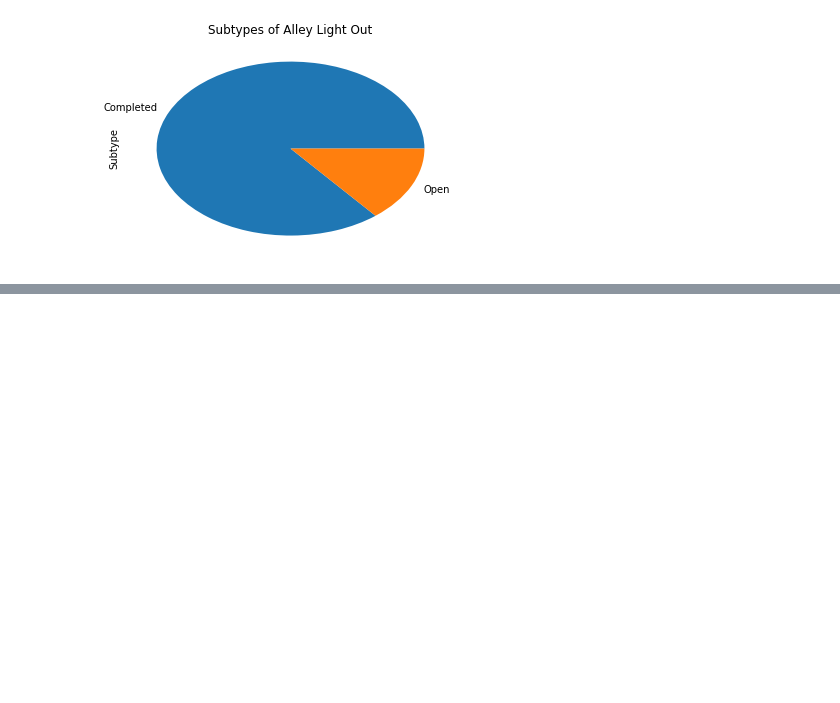
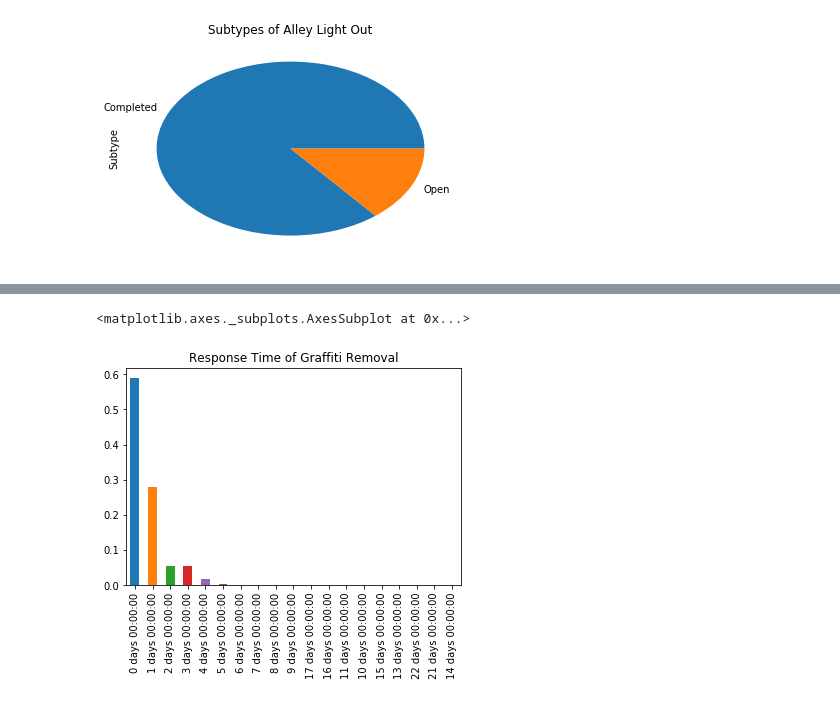
Before and after one commit to szhou12/MachineLearning4PublicPolicy, a Jupyter notebook: pa1/Q1_DataAcquisition_Analysis.ipynb, the cells around one changed output, grey strips where cells are left out. Saved outputs shown, nothing was run; the diff lists cells and outputs as text; code cells hidden in the pictures; blank space fills up the shorter version.

```diff
--- a/pa1/Q1_DataAcquisition_Analysis.ipynb
+++ b/pa1/Q1_DataAcquisition_Analysis.ipynb
@@ -77,0 +141,13 @@ light_subtype.plot(kind="pie", title="Subtypes of Alley Light Out")
+# %%
+# Response time by the city
+combinedf['Creation Date'] = pd.to_datetime(combinedf['Creation Date'])
+combinedf['Completion Date'] = pd.to_datetime(combinedf['Completion Date'])
+combinedf['Response Time'] = combinedf['Completion Date'] - combinedf['Creation Date']
+# %%
+# summary stats for graffiti removal response time
+graf_response = combinedf[combinedf["Type of Service Request"]=='Graffiti Removal']['Response Time'].value_counts()
+graf_response_pct = graf_response/graf_response.sum()
+graf_response_pct.plot(kind="bar", title="Response Time of Graffiti Removal")
+# %% [output]
+<matplotlib.axes._subplots.AxesSubplot at 0x...>
+[figure, added]
```
Also changed, not shown: parts of 16 cells of this notebook, 1 other file.
